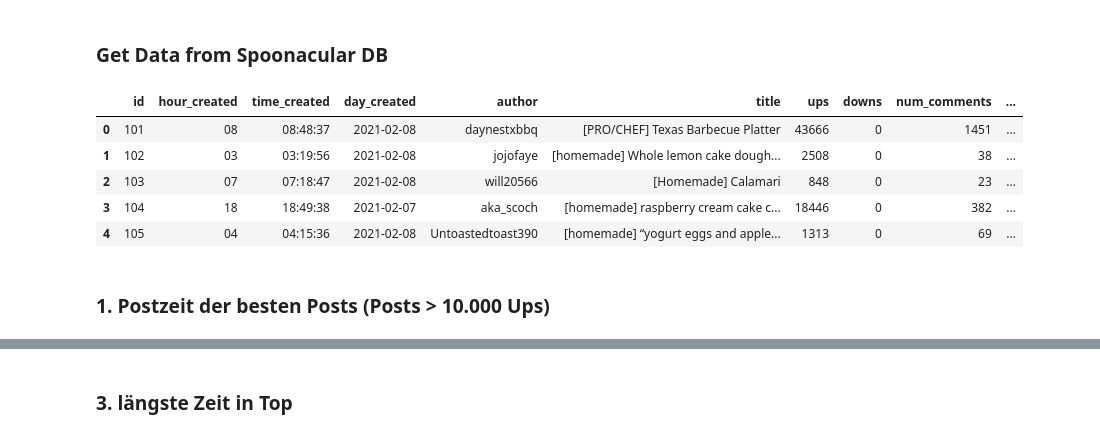
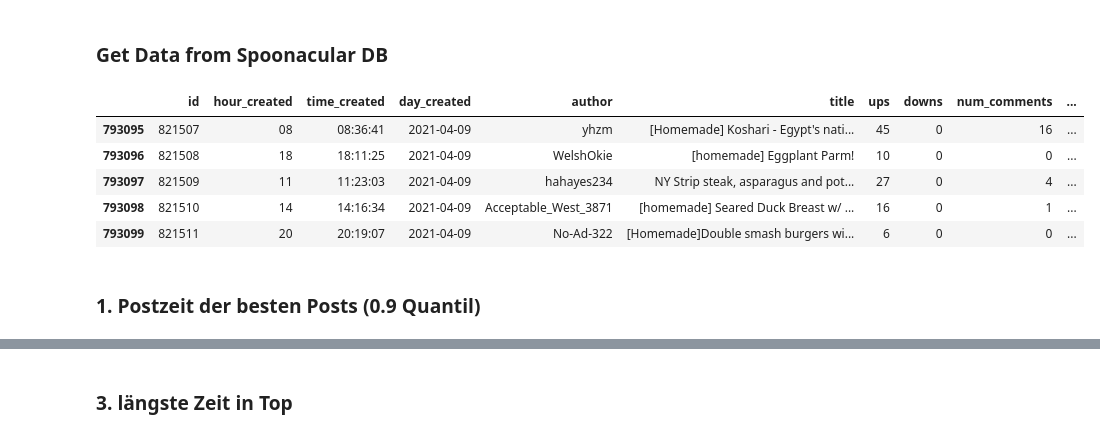
Before and after one commit to ZerhackerJagi/food_dashboard, a Jupyter notebook: Dashboard.ipynb, the cells around one changed output, grey strips where cells are left out. Cells and saved outputs as stored; diff of their text form; code cells hidden in the pictures.

```diff
--- a/Dashboard.ipynb
+++ b/Dashboard.ipynb
@@ -101,16 +113,16 @@ dfr = pd.read_sql("SELECT * FROM reddit", db_connection)
 # %%
 dfs = pd.read_sql("SELECT * FROM spoonacular", db_connection)
 # %%
-dfr.head()
+dfr.tail()
 # %% [output]
 |  | id | hour_created | time_created | day_created | author | title | ups | downs | num_comments | ... |
-| 0 | 101 | 08 | 08:48:37 | 2021-02-08 | daynestxbbq | [PRO/CHEF] Texas Barbecue Platter | 43666 | 0 | 1451 | ... |
-| 1 | 102 | 03 | 03:19:56 | 2021-02-08 | jojofaye | [homemade] Whole lemon cake dough... | 2508 | 0 | 38 | ... |
-| 2 | 103 | 07 | 07:18:47 | 2021-02-08 | will20566 | [Homemade] Calamari | 848 | 0 | 23 | ... |
-| 3 | 104 | 18 | 18:49:38 | 2021-02-07 | aka_scoch | [homemade] raspberry cream cake c... | 18446 | 0 | 382 | ... |
-| 4 | 105 | 04 | 04:15:36 | 2021-02-08 | Untoastedtoast390 | [homemade] “yogurt eggs and apple... | 1313 | 0 | 69 | ... |
+| 793095 | 821507 | 08 | 08:36:41 | 2021-04-09 | yhzm | [Homemade] Koshari - Egypt's nati... | 45 | 0 | 16 | ... |
+| 793096 | 821508 | 18 | 18:11:25 | 2021-04-09 | WelshOkie | [homemade] Eggplant Parm! | 10 | 0 | 0 | ... |
+| 793097 | 821509 | 11 | 11:23:03 | 2021-04-09 | hahayes234 | NY Strip steak, asparagus and pot... | 27 | 0 | 4 | ... |
+| 793098 | 821510 | 14 | 14:16:34 | 2021-04-09 | Acceptable_West_3871 | [homemade] Seared Duck Breast w/ ... | 16 | 0 | 1 | ... |
+| 793099 | 821511 | 20 | 20:19:07 | 2021-04-09 | No-Ad-322 | [Homemade]Double smash burgers wi... | 6 | 0 | 0 | ... |
 # %% [markdown]
-### 1. Postzeit der besten Posts (Posts > 10.000 Ups)
+### 1. Postzeit der besten Posts (0.9 Quantil)
 # %%
 dfr_wd = dfr[["title", "ups", "time_created", "hour_created", "num_comments", "author"]]
 dfr_wds = dfr_wd.sort_values("ups", ascending=False)
```
Also changed, not shown: parts of 49 cells of this notebook, 4 other files.
